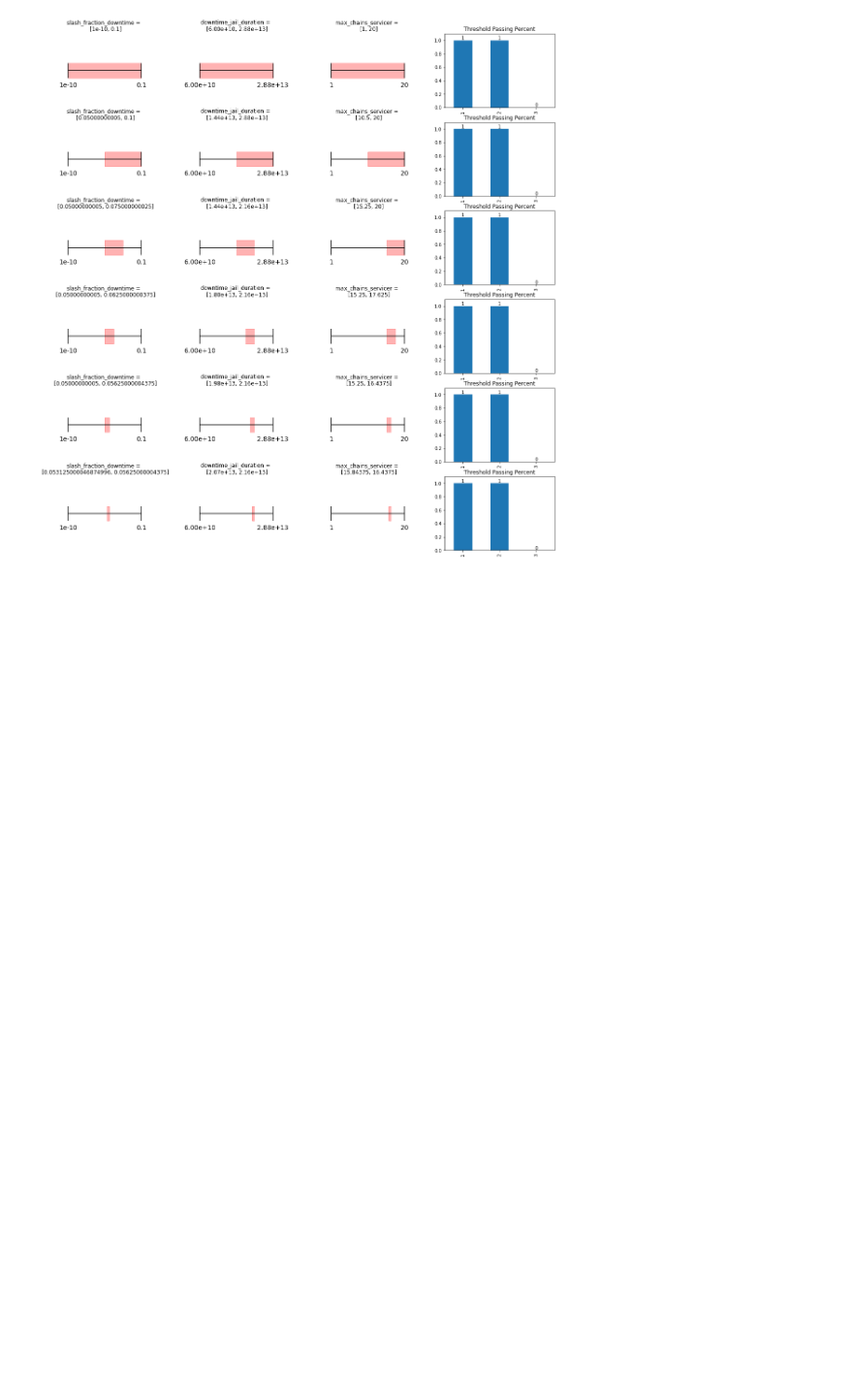
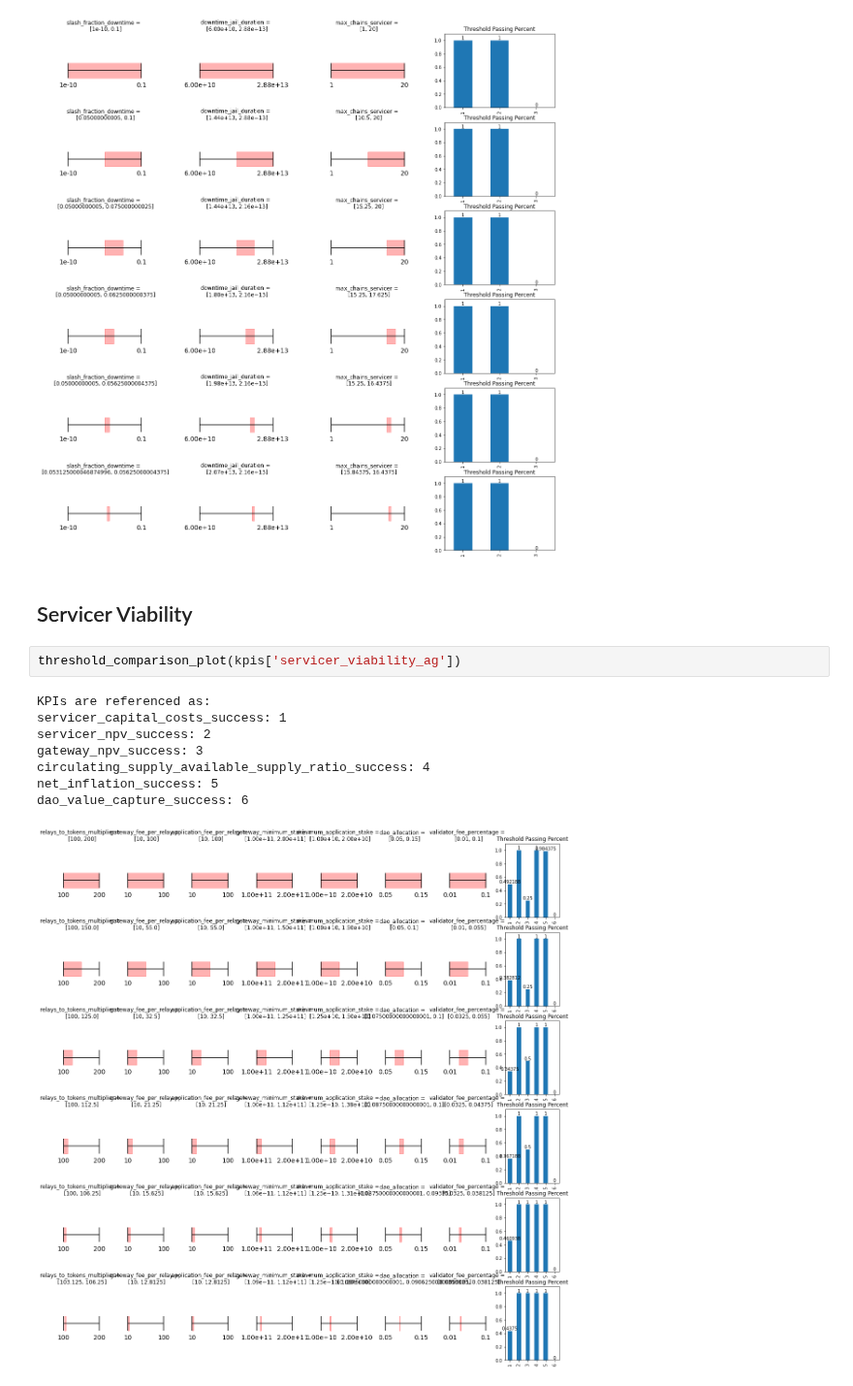
Before and after one commit to BlockScience/PocketSimulationModel, a Jupyter notebook: exploratory/Threshold Comparison.ipynb, the cells around one changed output. Shown at 97% size. Drawn from its saved outputs; the diff is of its cells as text; blank space fills up the shorter version.

Commit message:
Add servicer viability

```diff
--- a/exploratory/Threshold Comparison.ipynb
+++ b/exploratory/Threshold Comparison.ipynb
@@ -26,3 +26,16 @@ servicer_slashing_cost_success: 1
 servicer_jailing_cost_success: 2
 network_load_balancing_success: 3
 [figure]
+# %% [markdown]
+## Servicer Viability
+# %%
+threshold_comparison_plot(kpis['servicer_viability_ag'])
+# %% [output]
+KPIs are referenced as:
+servicer_capital_costs_success: 1
+servicer_npv_success: 2
+gateway_npv_success: 3
+circulating_supply_available_supply_ratio_success: 4
+net_inflation_success: 5
+dao_value_capture_success: 6
+[figure, added]
```
Also changed, not shown: 6 other files.
